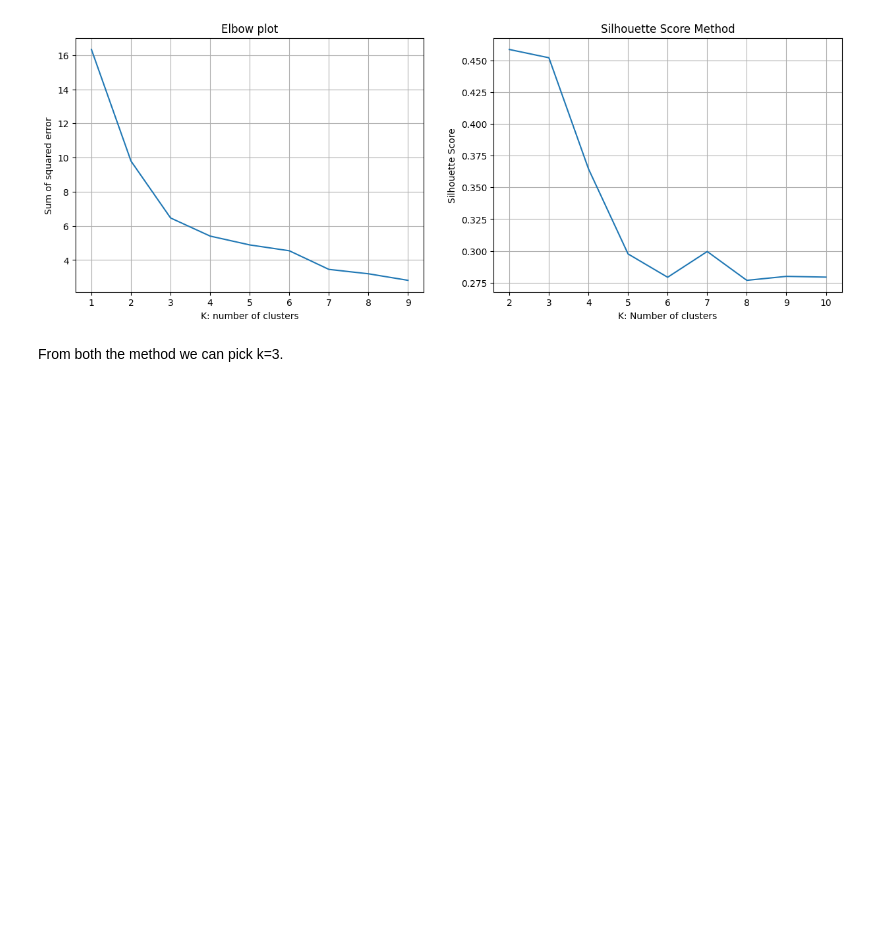
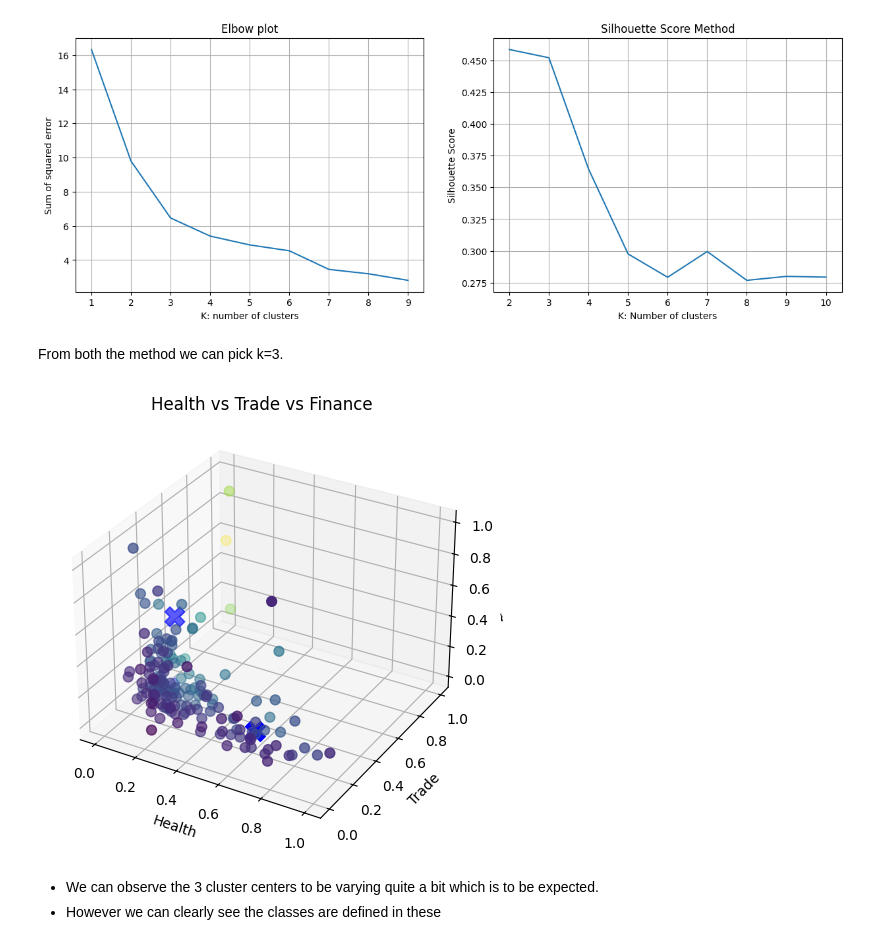
Before and after one commit to rizz045/Country-Data-Exploration-and-Preediction--Unsupervised-learning-, a Jupyter notebook: Country_Data_Exploration_and_Prediction.ipynb, the cells around one changed output. Saved outputs shown, nothing was run; the diff lists cells and outputs as text; code cells hidden in the pictures; blank space fills up the shorter version.

```diff
--- a/Country_Data_Exploration_and_Prediction.ipynb
+++ b/Country_Data_Exploration_and_Prediction.ipynb
@@ -618,3 +618,41 @@ plt.show()
 [figure]
 # %% [markdown]
 From both the method we can pick k=3.
+# %%
+import numpy as np
+import pandas as pd
+from sklearn.cluster import KMeans
+import matplotlib.pyplot as plt
+from mpl_toolkits.mplot3d import Axes3D
+
+model = KMeans(n_clusters=3, max_iter=1000)
+model.fit(m1)
+
+cluster = model.cluster_centers_
+centroids = cluster
+labels = model.labels_
+df['Class'] = labels
+df1['Class'] = labels
+
+fig = plt.figure()
+ax = fig.add_subplot(111, projection='3d')
+
+x = df1['Health']
+y = df1['Trade']
+z = df1['Finance']
+
+ax.scatter(x, y, z, c=y, s=50)
+ax.scatter(centroids[:,0], centroids[:,1], centroids[:,2], marker="X", s=200, color='b', label='centroid')
+
+plt.title("Health vs Trade vs Finance")
+ax.set_xlabel("Health")
+ax.set_ylabel("Trade")
+ax.set_zlabel("Finance")
+
+plt.tight_layout()
+plt.show()
+# %% [output]
+[figure, added]
+# %% [markdown]
+* We can observe the 3 cluster centers to be varying quite a bit which is to be expected.
+* However we can clearly see the classes are defined in these
```
